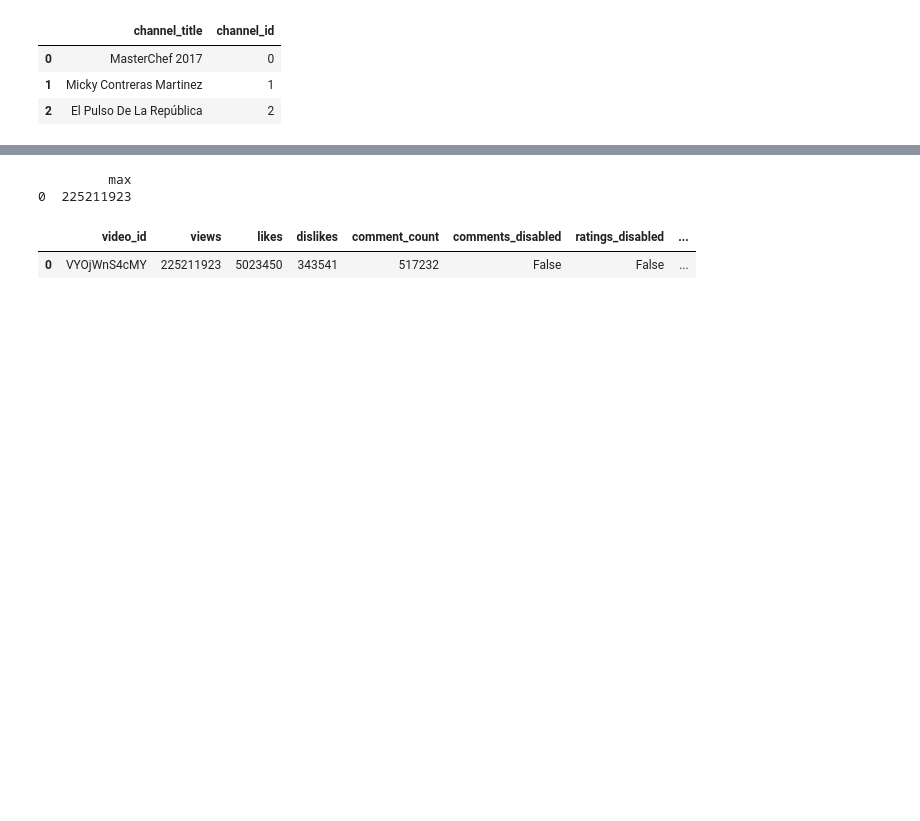
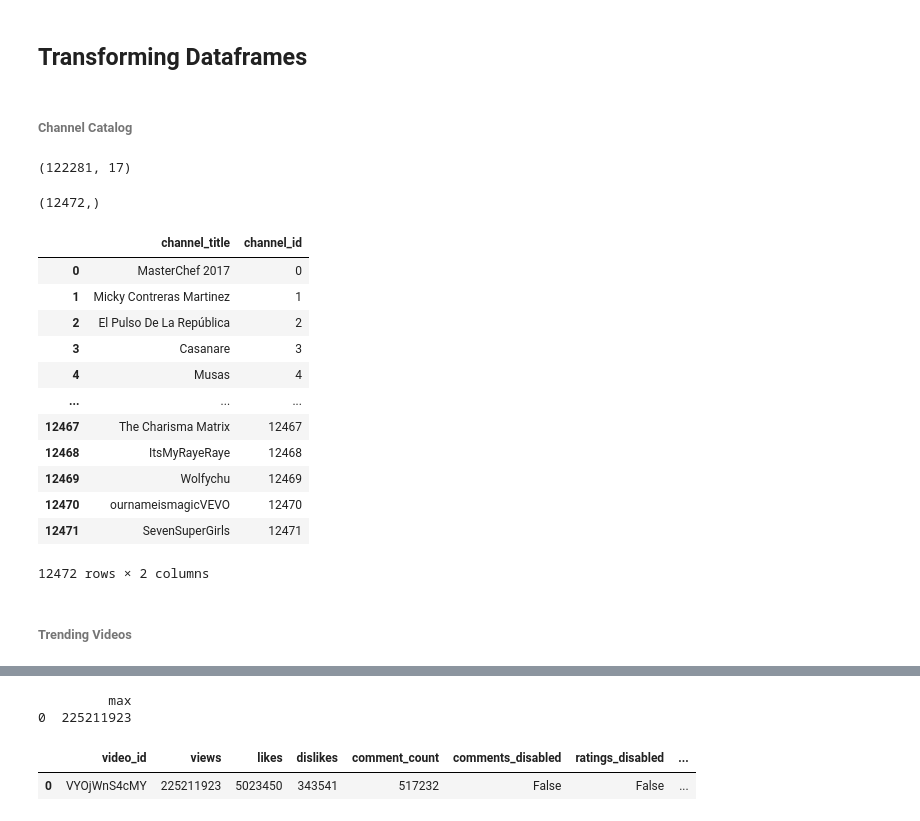
Before and after one commit to Levirdz/elt-project, a Jupyter notebook: ETL_final.ipynb, the cells around one changed output, grey strips where cells are left out. Cells and saved outputs as stored; diff of their text form; code cells hidden in the pictures; blank space fills up the shorter version.

```diff
--- a/ETL_final.ipynb
+++ b/ETL_final.ipynb
@@ -49,8 +142,3 @@ ca_df.head(3)
 | 0 | n1WpP7iowLc | 17.14.11 | Eminem - Walk On Water (Audio) ft... | EminemVEVO | 10 | 2017-11-10T17:00:03.000Z | Eminem|"Walk"|"On"|"Water"|"After... | 17158579 | 787425 | ... |
 | 1 | 0dBIkQ4Mz1M | 17.14.11 | PLUSH - Bad Unboxing Fan Mail | iDubbbzTV | 23 | 2017-11-13T17:00:00.000Z | plush|"bad unboxing"|"unboxing"|"... | 1014651 | 127794 | ... |
 | 2 | 5qpjK5DgCt4 | 17.14.11 | Racist Superman | Rudy Mancuso, K... | Rudy Mancuso | 23 | 2017-11-12T19:05:24.000Z | racist superman|"rudy"|"mancuso"|... | 3191434 | 146035 | ... |
-# %%
-append_1 = mx_df.append(us_df)
-append_2 = append_1.append(ca_df)
-
-append_2.shape
@@ -64,12 +185,43 @@ dropped_series.shape
+# %% [markdown]
+## Transforming Dataframes
+# %% [markdown]
+###### Channel Catalog
+# %%
+# Combining all data from the 3 different dataframes
+append_mx_us = mx_df.append(us_df)
+append_mx_us_ca = append_mx_us.append(ca_df)
+
+append_mx_us_ca.shape
+# %% [output]
+(122281, 17)
+# %%
+# Dropping channel title duplicates to generate our channel catalog
+dropped_series = append_mx_us_ca["channel_title"].drop_duplicates()
+dropped_series.shape
+# %% [output]
+(12472,)
 # %%
-# Creating channel catalog
+# Creating channel catalog and adding an index column
 channel_catalog = pd.DataFrame(dropped_series).reset_index(drop = True)
-channel_catalog['channel_id'] = channel_catalog.index
-channel_catalog.head(3)
+channel_catalog["channel_id"] = channel_catalog.index
+
+# Printing dataframe
+channel_catalog
 # %% [output]
 |  | channel_title | channel_id |
 | 0 | MasterChef 2017 | 0 |
 | 1 | Micky Contreras Martinez | 1 |
 | 2 | El Pulso De La República | 2 |
+| 3 | Casanare | 3 |
+| 4 | Musas | 4 |
+| ... | ... | ... |
+| 12467 | The Charisma Matrix | 12467 |
+| 12468 | ItsMyRayeRaye | 12468 |
+| 12469 | Wolfychu | 12469 |
+| 12470 | ournameismagicVEVO | 12470 |
+| 12471 | SevenSuperGirls | 12471 |
+12472 rows × 2 columns
+# %% [markdown]
+###### Trending Videos
 # %%
 # Creating video table
```
Also changed, not shown: parts of 38 cells of this notebook, 2 other files.
